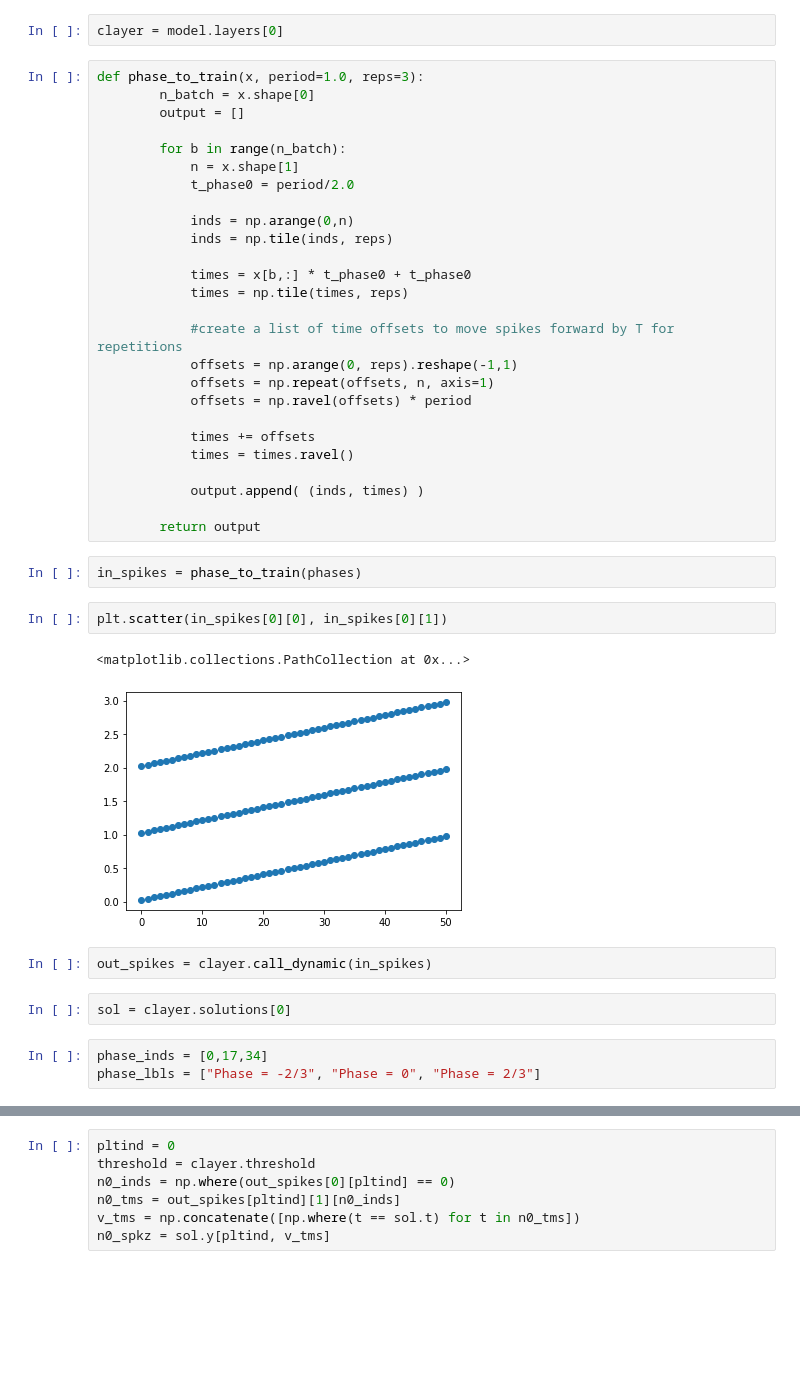
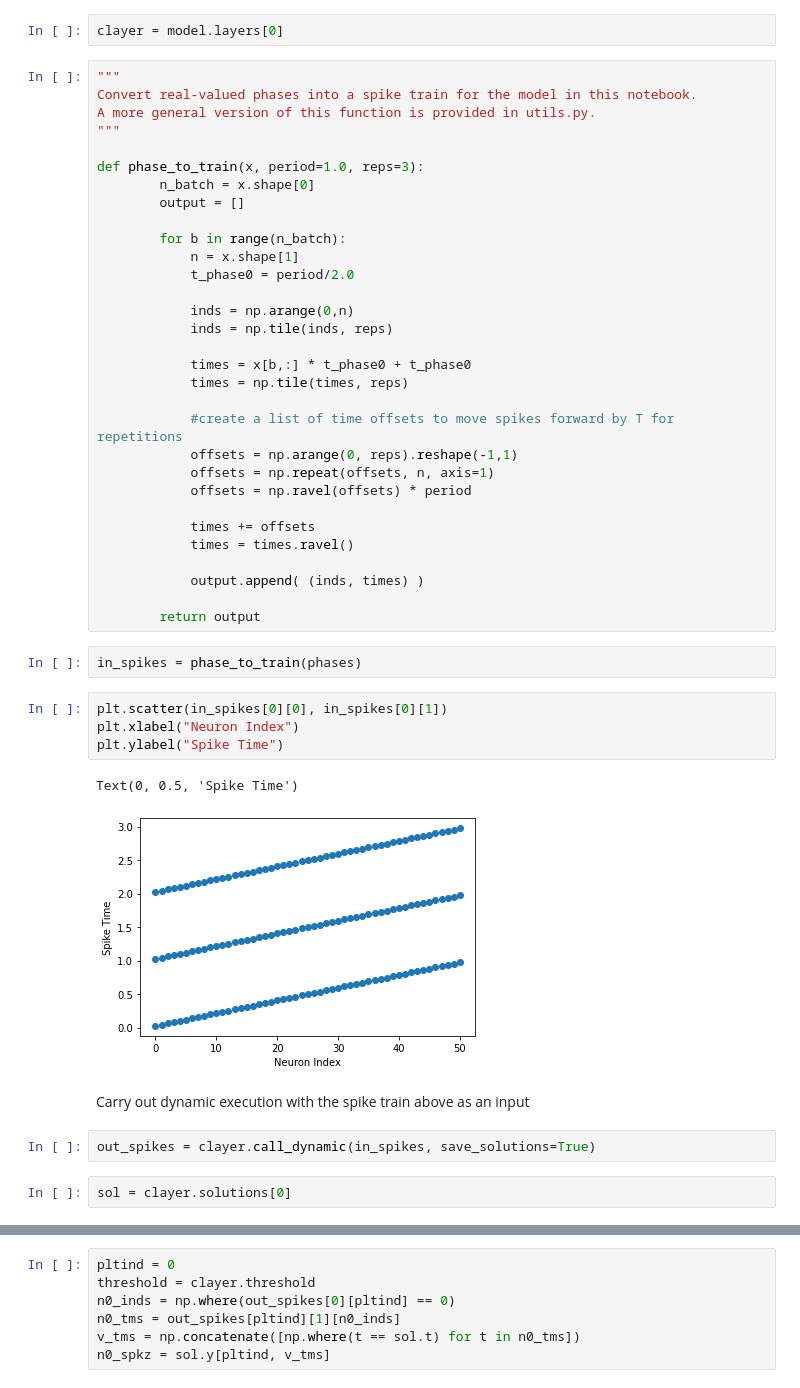
Before and after one commit to wilkieolin/phasor_networks, a Jupyter notebook: phasor neuron identity.ipynb, the cells around one changed output, grey strips where cells are left out. Saved outputs shown, nothing was run; the diff lists cells and outputs as text; blank space fills up the shorter version.

```diff
--- a/phasor neuron identity.ipynb
+++ b/phasor neuron identity.ipynb
@@ -51,6 +61,11 @@ array([[-0.95      , -0.912     , -0.874     , -0.836     , -0.798     ,
 # %%
 clayer = model.layers[0]
 # %%
+"""
+Convert real-valued phases into a spike train for the model in this notebook.
+A more general version of this function is provided in utils.py.
+"""
+
 def phase_to_train(x, period=1.0, reps=3):
         n_batch = x.shape[0]
         output = []
@@ -80,13 +95,14 @@ def phase_to_train(x, period=1.0, reps=3):
 in_spikes = phase_to_train(phases)
 # %%
 plt.scatter(in_spikes[0][0], in_spikes[0][1])
+plt.xlabel("Neuron Index")
+plt.ylabel("Spike Time")
 # %% [output]
-<matplotlib.collections.PathCollection at 0x...>
+Text(0, 0.5, 'Spike Time')
-[figure, old version]
+[figure, new version]
+# %% [markdown]
+Carry out dynamic execution with the spike train above as an input
 # %%
-out_spikes = clayer.call_dynamic(in_spikes)
+out_spikes = clayer.call_dynamic(in_spikes, save_solutions=True)
 # %%
 sol = clayer.solutions[0]
-# %%
-phase_inds = [0,17,34]
-phase_lbls = ["Phase = -2/3", "Phase = 0", "Phase = 2/3"]
```
Also changed, not shown: parts of 14 cells of this notebook.
